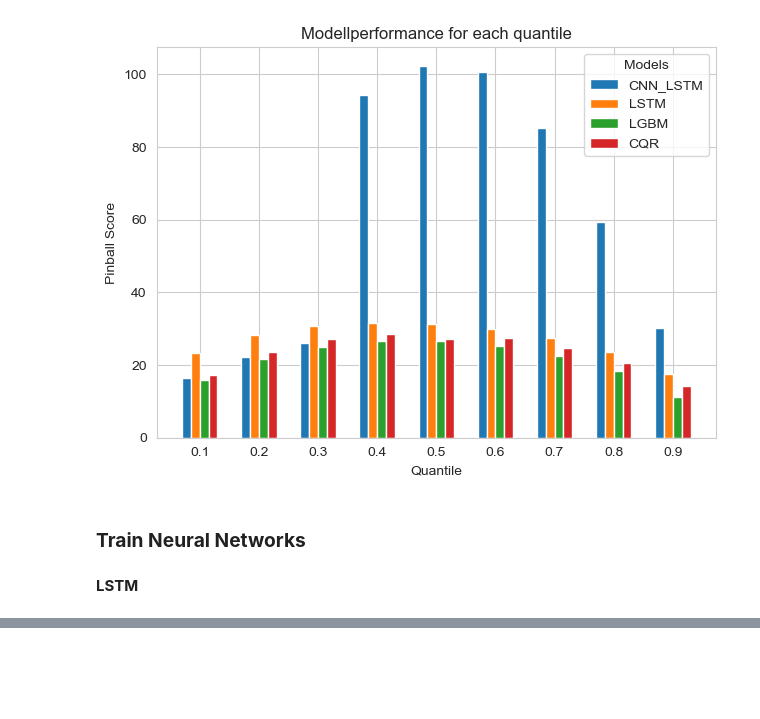
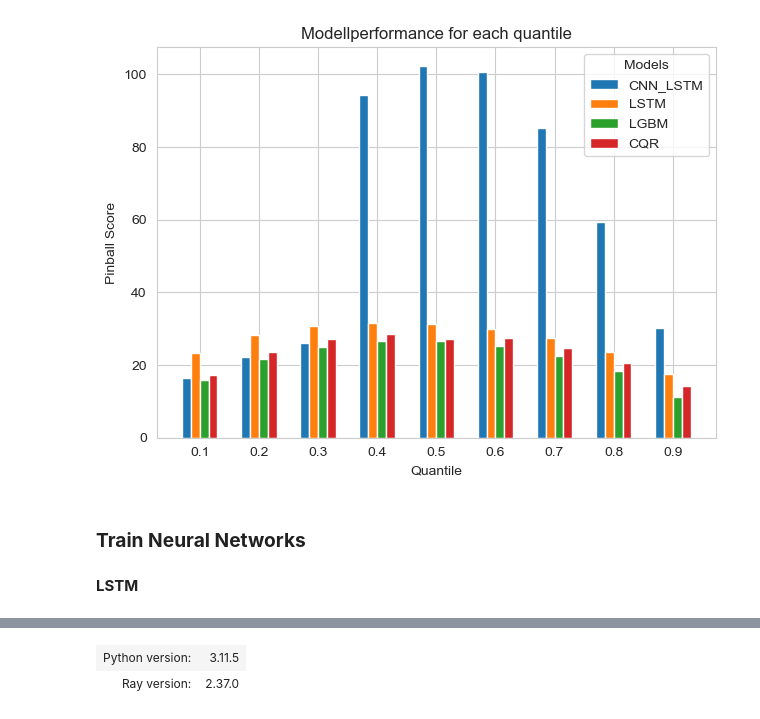
Before and after one commit to av1c3nna/awp2, a Jupyter notebook: code/model_training.ipynb, the cells around one changed output, grey strips where cells are left out. Saved outputs shown, nothing was run; the diff lists cells and outputs as text; code cells hidden in the pictures; blank space fills up the shorter version.

```diff
--- a/code/model_training.ipynb
+++ b/code/model_training.ipynb
@@ -518,3 +518,12 @@ model_utils.plot_quantile_performance(df_list, names, "Modellperformance for eac
 ### __Train Neural Networks__
 # %% [markdown]
 __LSTM__
+# %%
+import ray
+
+# Shut down Ray if it was running previously
+ray.shutdown()
+
+# Initialize Ray again
+ray.init()
+# %% [output]
@@ -520,0 +531,2 @@ __LSTM__
+| Python version: | 3.11.5 |
+| Ray version: | 2.37.0 |
```
Also changed, not shown: parts of 8 cells of this notebook.
